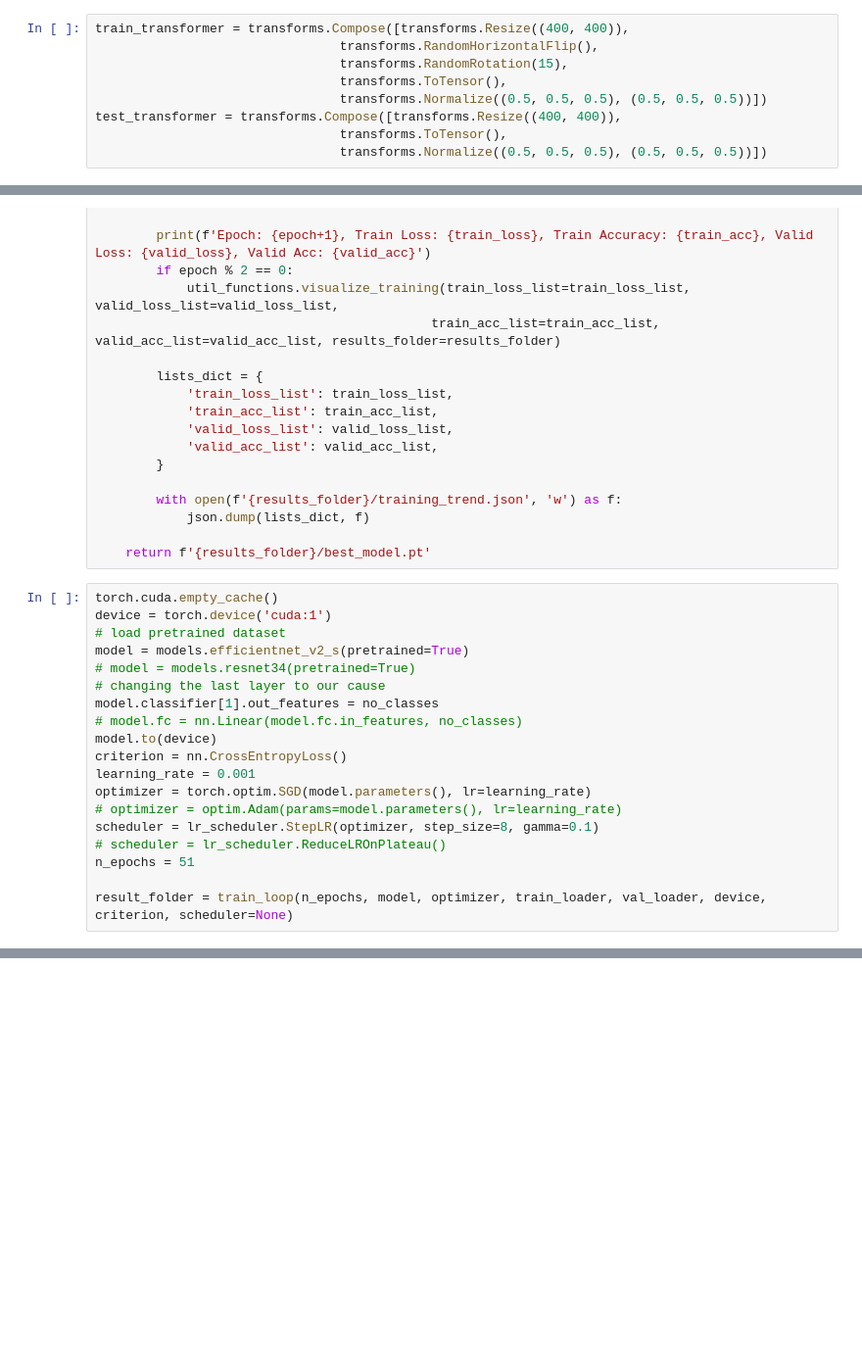
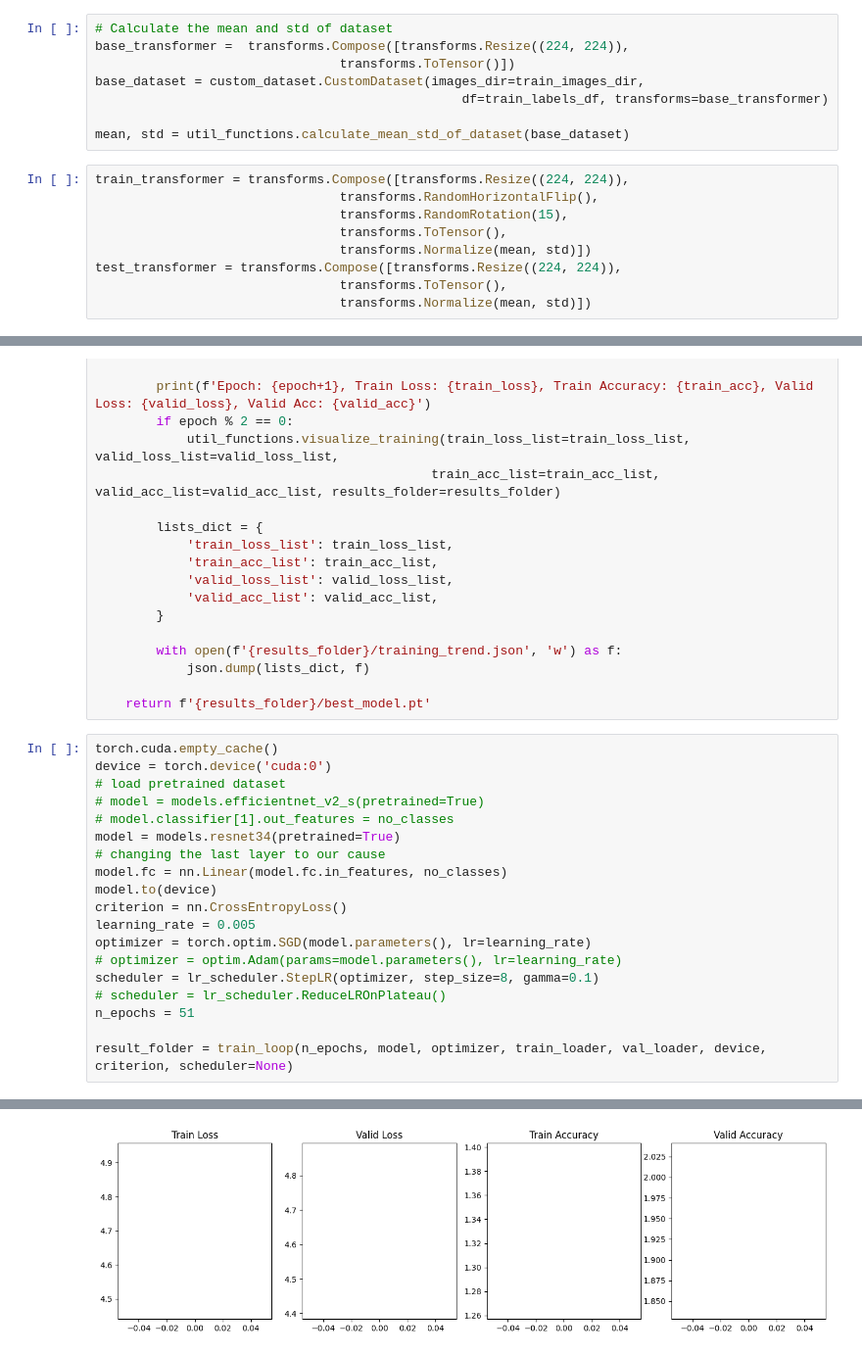
Before and after one commit to sinaziaee/car-classification, a Jupyter notebook: test.ipynb, the cells around one changed output, grey strips where cells are left out. Shown at 98% size. Saved outputs shown, nothing was run; the diff lists cells and outputs as text; blank space fills up the shorter version.

```diff
--- a/test.ipynb
+++ b/test.ipynb
@@ -23,15 +23,23 @@ test_images_dir = os.path.join('dataset', 'test')
 
 train_labels_df = pd.read_csv(train_labels_path)
 test_labels_df = pd.read_csv(test_labels_path)
+# %%
+# Calculate the mean and std of dataset
+base_transformer =  transforms.Compose([transforms.Resize((224, 224)),
+                                transforms.ToTensor()])
+base_dataset = custom_dataset.CustomDataset(images_dir=train_images_dir,
+                                                df=train_labels_df, transforms=base_transformer)
+
+mean, std = util_functions.calculate_mean_std_of_dataset(base_dataset)
 # %%
-train_transformer = transforms.Compose([transforms.Resize((400, 400)),
+train_transformer = transforms.Compose([transforms.Resize((224, 224)),
                                 transforms.RandomHorizontalFlip(),
                                 transforms.RandomRotation(15),
                                 transforms.ToTensor(),
-                                transforms.Normalize((0.5, 0.5, 0.5), (0.5, 0.5, 0.5))])
-test_transformer = transforms.Compose([transforms.Resize((400, 400)),
+                                transforms.Normalize(mean, std)])
+test_transformer = transforms.Compose([transforms.Resize((224, 224)),
                                 transforms.ToTensor(),
-                                transforms.Normalize((0.5, 0.5, 0.5), (0.5, 0.5, 0.5))])
+                                transforms.Normalize(mean, std)])
 # %%
 ## Checking how many different classes we have
 no_classes = len(list(train_labels_df['label'].unique()))
@@ -106,16 +114,16 @@ def train_loop(n_epochs, model, optimizer, train_loader, valid_loader, device,
     return f'{results_folder}/best_model.pt'
 # %%
 torch.cuda.empty_cache()
-device = torch.device('cuda:1')
+device = torch.device('cuda:0')
 # load pretrained dataset
-model = models.efficientnet_v2_s(pretrained=True)
-# model = models.resnet34(pretrained=True)
+# model = models.efficientnet_v2_s(pretrained=True)
+# model.classifier[1].out_features = no_classes
+model = models.resnet34(pretrained=True)
 # changing the last layer to our cause
-model.classifier[1].out_features = no_classes
-# model.fc = nn.Linear(model.fc.in_features, no_classes)
+model.fc = nn.Linear(model.fc.in_features, no_classes)
 model.to(device)
 criterion = nn.CrossEntropyLoss()
-learning_rate = 0.001
+learning_rate = 0.005
 optimizer = torch.optim.SGD(model.parameters(), lr=learning_rate)
 # optimizer = optim.Adam(params=model.parameters(), lr=learning_rate)
 scheduler = lr_scheduler.StepLR(optimizer, step_size=8, gamma=0.1)
@@ -123,3 +131,4 @@ scheduler = lr_scheduler.StepLR(optimizer, step_size=8, gamma=0.1)
 n_epochs = 51
 
 result_folder = train_loop(n_epochs, model, optimizer, train_loader, val_loader, device, criterion, scheduler=None)
+# %% [output]
@@ -125,0 +137 @@ result_folder = train_loop(n_epochs, model, optimizer, train_loader, val_loader,
+[figure, added]
```
Also changed, not shown: parts of 1 cell of this notebook, 2 other files.
